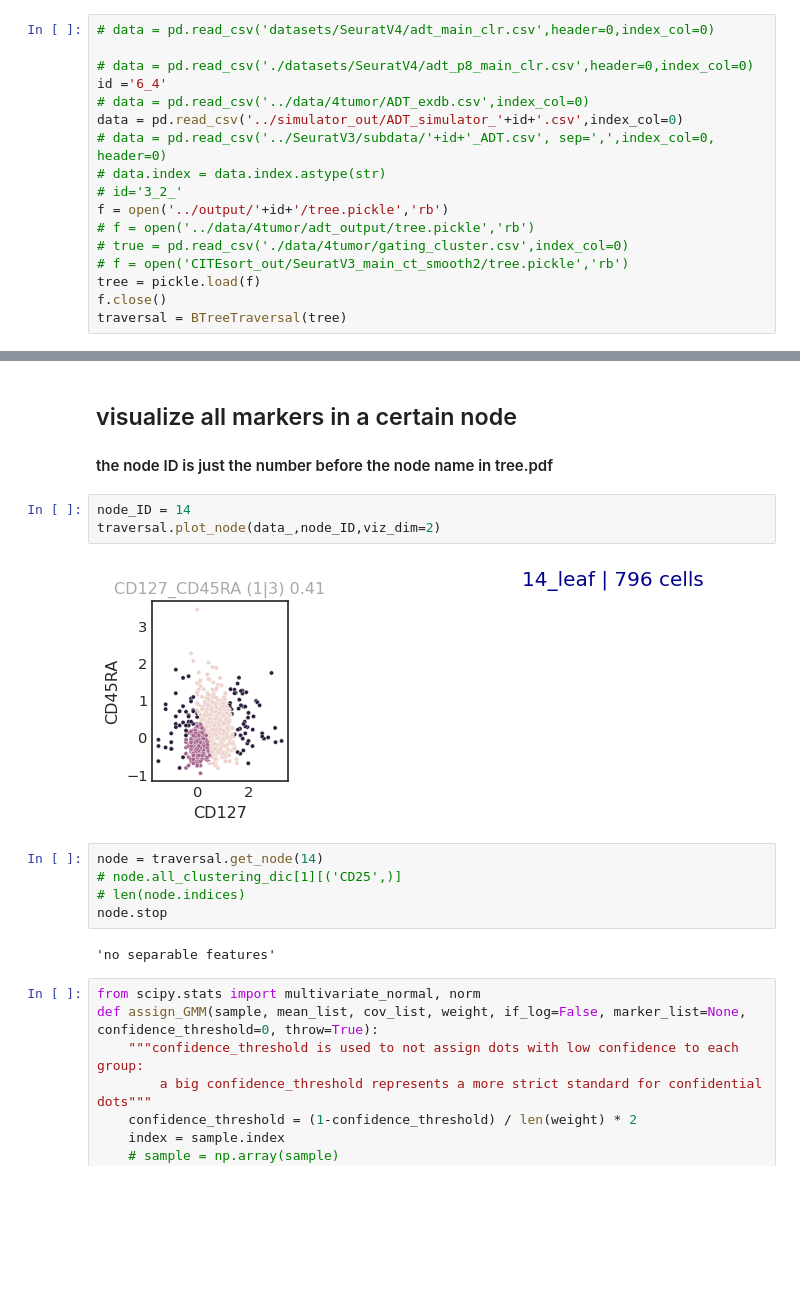
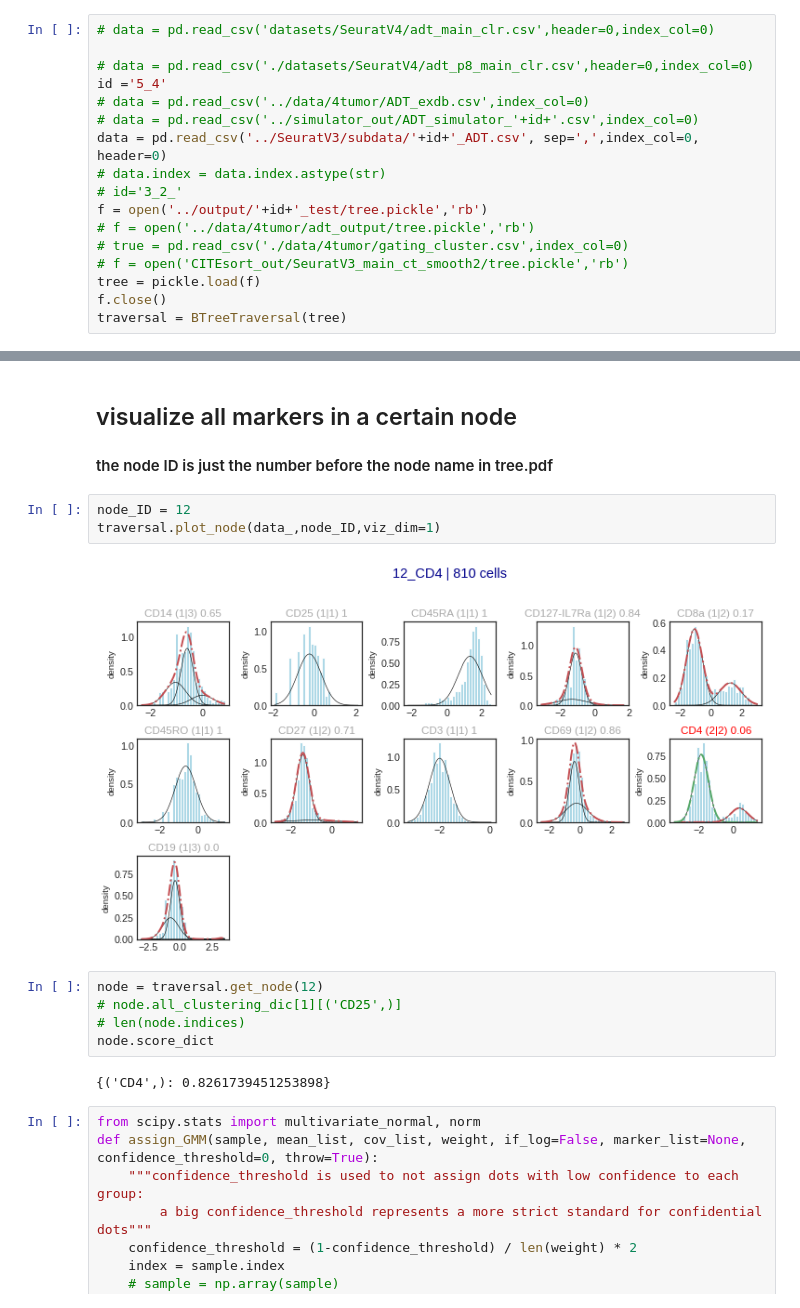
Before and after one commit to xinzhu-email/CITE-pool, a Jupyter notebook: AnalysisTutorial_.ipynb, the cells around one changed output, grey strips where cells are left out. Drawn from its saved outputs; the diff is of its cells as text; blank space fills up the shorter version.

```diff
--- a/AnalysisTutorial_.ipynb
+++ b/AnalysisTutorial_.ipynb
@@ -12,13 +12,13 @@ from matplotlib import pyplot as plt
 # data = pd.read_csv('datasets/SeuratV4/adt_main_clr.csv',header=0,index_col=0)
 
 # data = pd.read_csv('./datasets/SeuratV4/adt_p8_main_clr.csv',header=0,index_col=0)
-id ='6_4'
+id ='5_4'
 # data = pd.read_csv('../data/4tumor/ADT_exdb.csv',index_col=0)
-data = pd.read_csv('../simulator_out/ADT_simulator_'+id+'.csv',index_col=0)
-# data = pd.read_csv('../SeuratV3/subdata/'+id+'_ADT.csv', sep=',',index_col=0, header=0)
+# data = pd.read_csv('../simulator_out/ADT_simulator_'+id+'.csv',index_col=0)
+data = pd.read_csv('../SeuratV3/subdata/'+id+'_ADT.csv', sep=',',index_col=0, header=0)
 # data.index = data.index.astype(str)
 # id='3_2_'
-f = open('../output/'+id+'/tree.pickle','rb')
+f = open('../output/'+id+'_test/tree.pickle','rb')
 # f = open('../data/4tumor/adt_output/tree.pickle','rb')
 # true = pd.read_csv('./data/4tumor/gating_cluster.csv',index_col=0)
 # f = open('CITEsort_out/SeuratV3_main_ct_smooth2/tree.pickle','rb')
@@ -60,17 +60,17 @@ data_ = smooth(data)
 ## visualize all markers in a certain node
 #### the node ID is just the number before the node name in tree.pdf
 # %%
-node_ID = 14
-traversal.plot_node(data_,node_ID,viz_dim=2)
+node_ID = 12
+traversal.plot_node(data_,node_ID,viz_dim=1)
 # %% [output]
-[figure, old version]
+[figure, new version]
 # %%
-node = traversal.get_node(14)
+node = traversal.get_node(12)
 # node.all_clustering_dic[1][('CD25',)]
 # len(node.indices)
-node.stop
+node.score_dict
 # %% [output]
-'no separable features'
+{('CD4',): 0.8261739451253898}
 # %%
 from scipy.stats import multivariate_normal, norm
 def assign_GMM(sample, mean_list, cov_list, weight, if_log=False, marker_list=None, confidence_threshold=0, throw=True):
```
Also changed, not shown: parts of 3 cells of this notebook, 10 other files.
